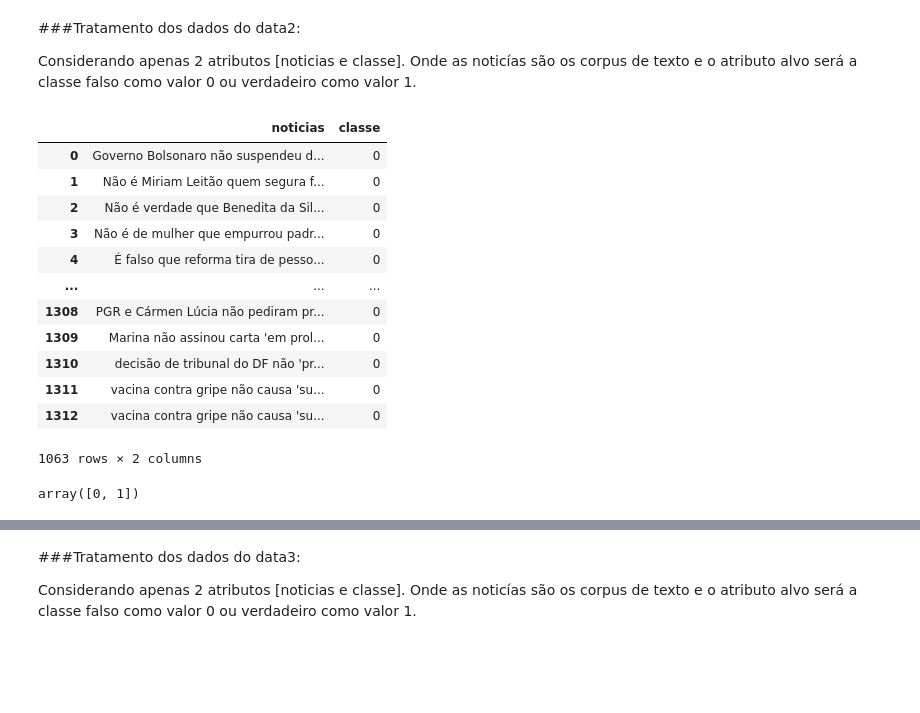
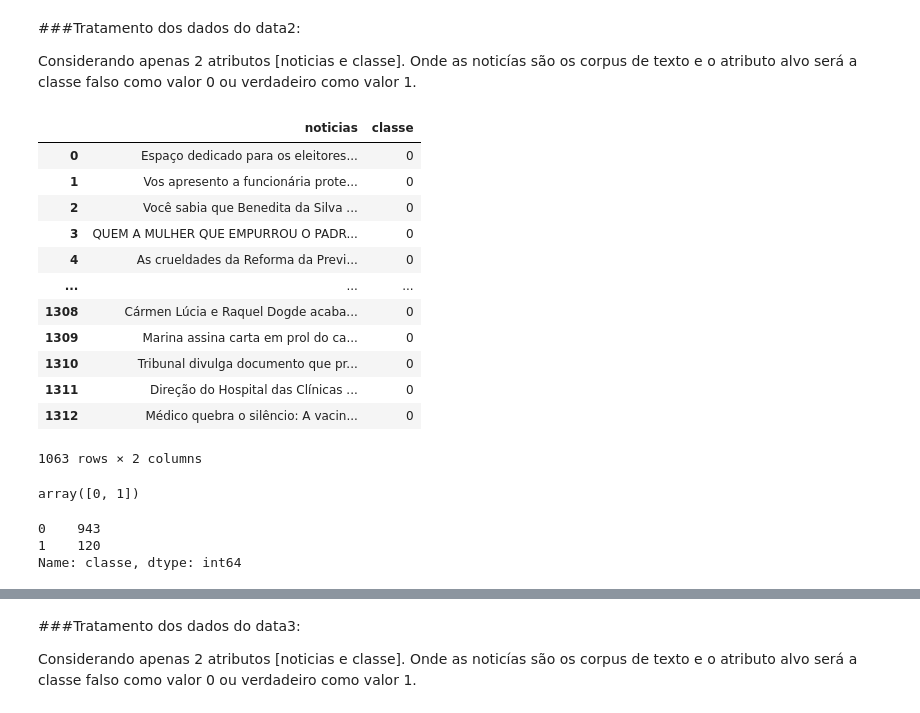
Before and after one commit to Edvandro-Nogueira/TCC-Univesp, a Jupyter notebook: TCC_Merge.ipynb, the cells around one changed output, grey strips where cells are left out. Cells and saved outputs as stored; diff of their text form; code cells hidden in the pictures; blank space fills up the shorter version.

Commit message:
Ajustes e correções no dataset2

```diff
--- a/TCC_Merge.ipynb
+++ b/TCC_Merge.ipynb
@@ -70,31 +100,38 @@ array([0, 1])
 
 Considerando apenas 2 atributos [noticias e classe]. Onde as noticías são os corpus de texto e o atributo alvo será a classe falso como valor 0 ou verdadeiro como valor 1.
 # %%
-data2 = data2.drop(['URL', 'Author', 'datePublished', 'claimReviewed', 'reviewBody', 'ratingValue', 'bestRating'], axis=1)
-data2 = data2.reindex(columns=['alternativeName', 'title'])
-data2.columns = ['classe', 'noticias']
-data2 = data2.reindex(columns=['noticias', 'classe'])
+data2 = data2.drop(['URL', 'Author', 'datePublished', 'title', 'reviewBody', 'ratingValue', 'bestRating'], axis=1)
+data2 = data2.reindex(columns=['claimReviewed', 'alternativeName'])
+data2.columns = ['noticias', 'classe']
 data2 = data2[(data2['classe'] == 'verdadeiro') | (data2['classe'] == 'Verdadeiro') | (data2['classe'] == 'falso') | (data2['classe'] == 'Falso')] #Verificando com o unique percebemos todos estes objetos
 data2['classe'] = data2['classe'].map({'verdadeiro': 1, 'Verdadeiro': 1, 'Falso': 0, 'falso': 0})
 data2['noticias'] = data2['noticias'].str.replace('#Verificamos:', '') #Limpeza prévia nos corpus
 data2['noticias'] = data2['noticias'].str.replace('#VerificamosENEM:', '') #Limpeza prévia nos corpus
 data2
 # %% [output]
 |  | noticias | classe |
-| 0 | Governo Bolsonaro não suspendeu d... | 0 |
-| 1 | Não é Miriam Leitão quem segura f... | 0 |
-| 2 | Não é verdade que Benedita da Sil... | 0 |
-| 3 | Não é de mulher que empurrou padr... | 0 |
-| 4 | É falso que reforma tira de pesso... | 0 |
+| 0 | Espaço dedicado para os eleitores... | 0 |
+| 1 | Vos apresento a funcionária prote... | 0 |
+| 2 | Você sabia que Benedita da Silva ... | 0 |
+| 3 | QUEM A MULHER QUE EMPURROU O PADR... | 0 |
+| 4 | As crueldades da Reforma da Previ... | 0 |
 | ... | ... | ... |
-| 1308 | PGR e Cármen Lúcia não pediram pr... | 0 |
-| 1309 | Marina não assinou carta 'em prol... | 0 |
-| 1310 | decisão de tribunal do DF não 'pr... | 0 |
-| 1311 | vacina contra gripe não causa 'su... | 0 |
-| 1312 | vacina contra gripe não causa 'su... | 0 |
+| 1308 | Cármen Lúcia e Raquel Dogde acaba... | 0 |
+| 1309 | Marina assina carta em prol do ca... | 0 |
+| 1310 | Tribunal divulga documento que pr... | 0 |
+| 1311 | Direção do Hospital das Clínicas ... | 0 |
+| 1312 | Médico quebra o silêncio: A vacin... | 0 |
 1063 rows × 2 columns
 # %%
 #Certificamos que existem apenas 2 objetos
 data2['classe'].unique()
 # %% [output]
 array([0, 1])
+# %%
+#Contando quantos falsos e quantos verdadeiros o dataset possui
+contagem = data2['classe'].value_counts()
+print(contagem)
+# %% [output]
+0    943
+1    120
+Name: classe, dtype: int64
```
Also changed, not shown: parts of 4 cells of this notebook.
